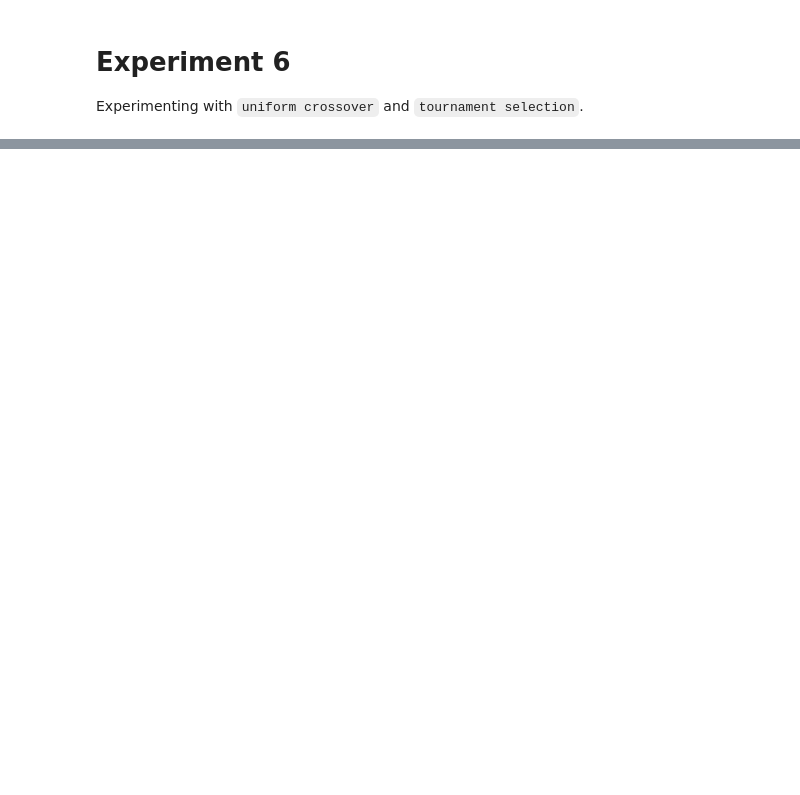
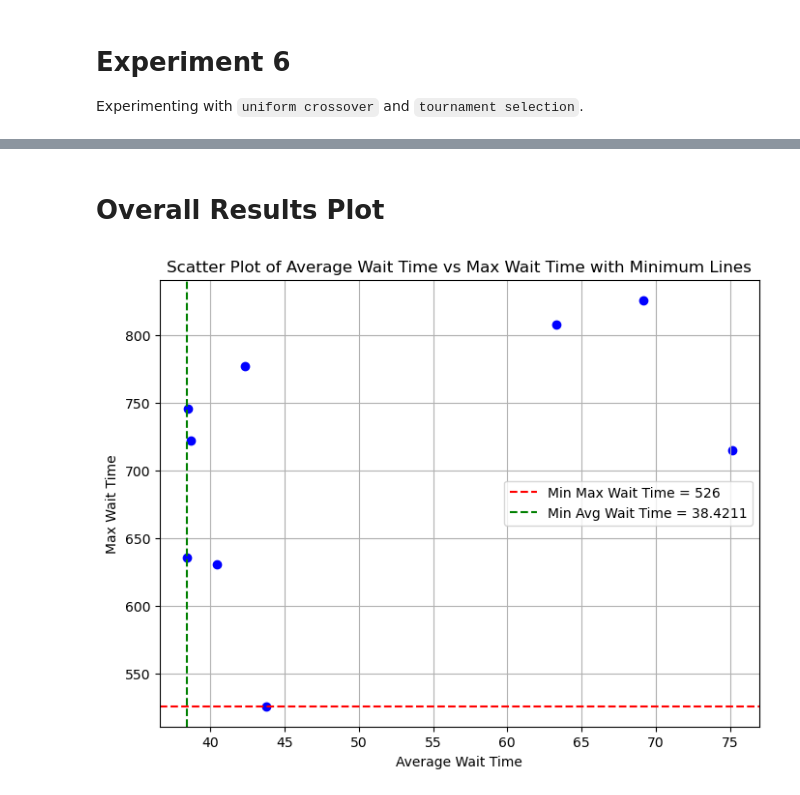
Before and after one commit to ajulthomas/soft-computing, a Jupyter notebook: assignment-2_test/u3253992_ajul_thomas.ipynb, the cells around one changed output, grey strips where cells are left out. Saved outputs shown, nothing was run; the diff lists cells and outputs as text; code cells hidden in the pictures; blank space fills up the shorter version.

Commit message:
completes genetic algorithms assignment

```diff
--- a/assignment-2_test/u3253992_ajul_thomas.ipynb
+++ b/assignment-2_test/u3253992_ajul_thomas.ipynb
@@ -215,0 +319,48 @@ main(crossover_method="uniform", selection_method="tournament")
+# %% [markdown]
+# Overall Results Plot
+# %%
+# plots overall results of the genetic algorithm
+
+import matplotlib.pyplot as plt
+
+# Data for the scatter plot
+average_wait_time = [
+    40.45328,
+    38.4595,
+    38.6992,
+    43.752,
+    42.3325,
+    38.4211,
+    63.3025,
+    69.14,
+    75.14,
+]
+max_wait_time = [631, 746, 722, 526, 777, 636, 808, 826, 715]
+
+# Find the minimum values for average wait time and max wait time
+min_avg_wait_time = min(average_wait_time)
+min_max_wait_time = min(max_wait_time)
+
+# Create scatter plot with horizontal and vertical lines at the lowest points
+plt.figure(figsize=(8, 6))
+plt.scatter(average_wait_time, max_wait_time, color="blue", marker="o")
+plt.axhline(
+    y=min_max_wait_time,
+    color="red",
+    linestyle="--",
+    label=f"Min Max Wait Time = {min_max_wait_time}",
+)
+plt.axvline(
+    x=min_avg_wait_time,
+    color="green",
+    linestyle="--",
+    label=f"Min Avg Wait Time = {min_avg_wait_time}",
+)
+plt.title("Scatter Plot of Average Wait Time vs Max Wait Time with Minimum Lines")
+plt.xlabel("Average Wait Time")
+plt.ylabel("Max Wait Time")
+plt.legend()
+plt.grid(True)
+plt.show()
+# %% [output]
+[figure, added]
```
Also changed, not shown: parts of 12 cells of this notebook, 12 other files.
